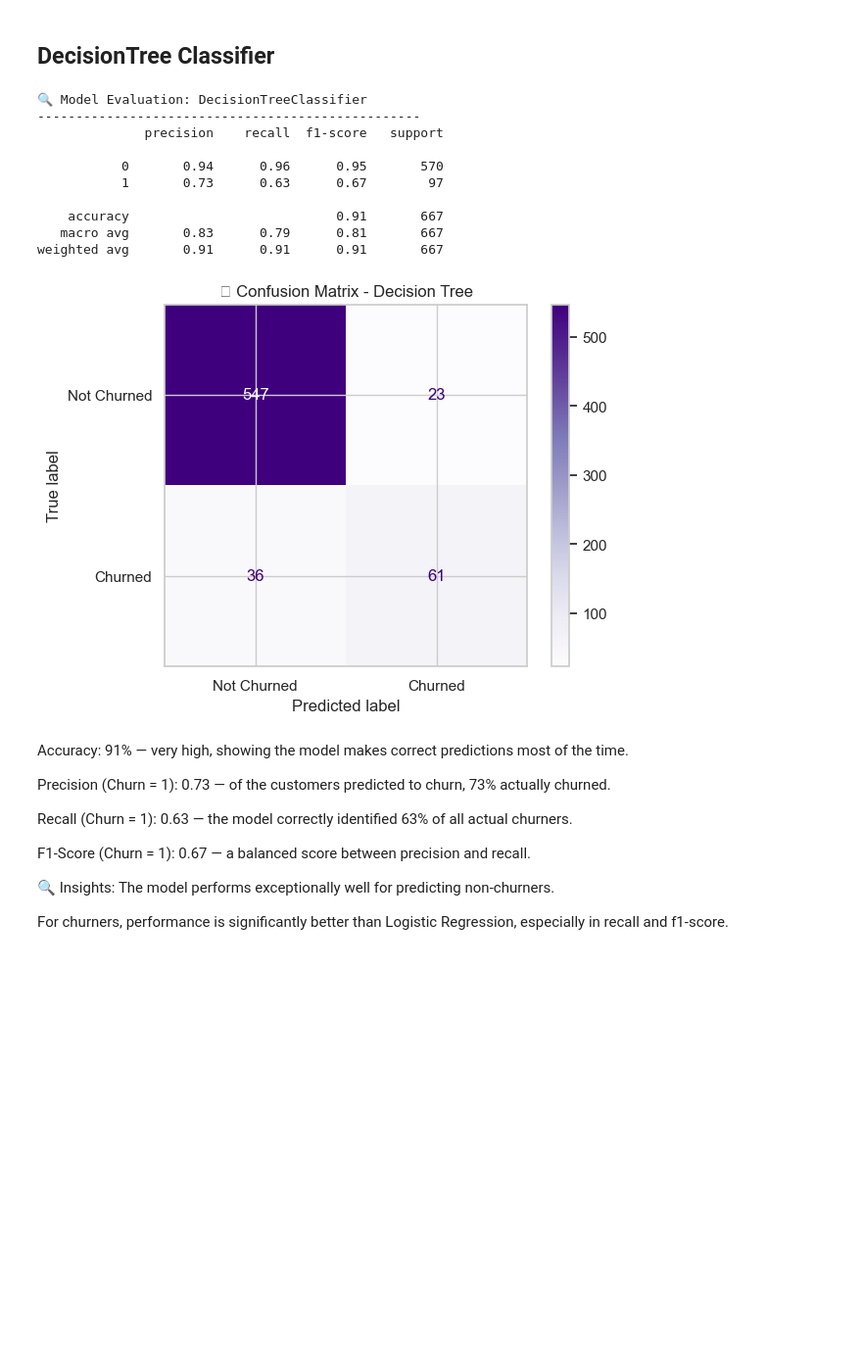
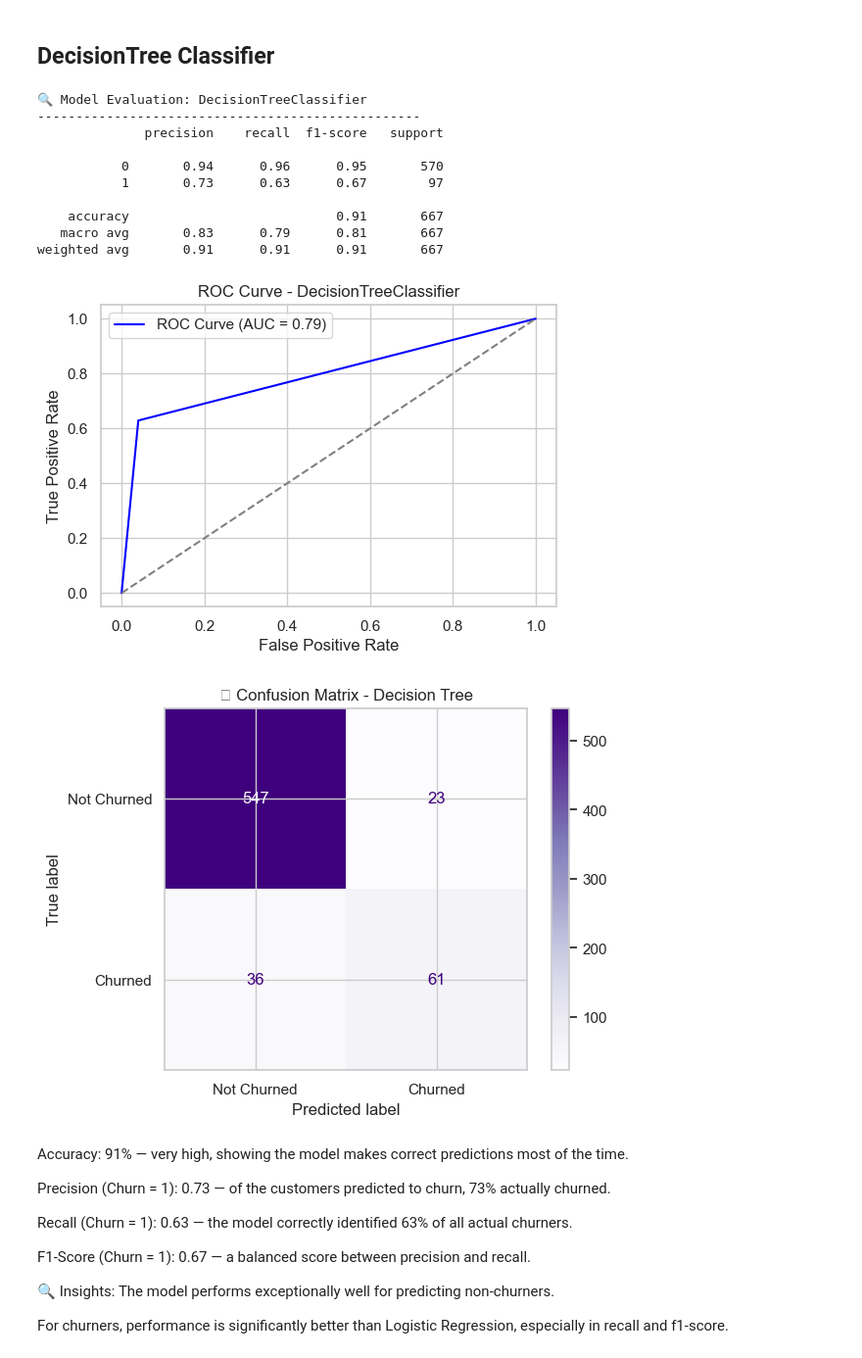
Before and after one commit to RachelinTheLoop/predicting-customer-churn, a Jupyter notebook: customer_churn_analysis.ipynb, the cells around one changed output. Shown at 98% size. Cells and saved outputs as stored; diff of their text form; code cells hidden in the pictures; blank space fills up the shorter version.

```diff
--- a/customer_churn_analysis.ipynb
+++ b/customer_churn_analysis.ipynb
@@ -750,35 +754,38 @@ While it had a moderate F1-score of 0.51 for churners, this is an improvement ov
 from sklearn.tree import DecisionTreeClassifier
 
 # 🌱 Initialize the Decision Tree model
 decision_tree = DecisionTreeClassifier(random_state=42)
 
 # 🎯 Fit the model on the unscaled training data
 decision_tree.fit(X_train, y_train)
 
 # 🧾 Evaluate the model
-dtree_results = evaluate_model(decision_tree, X_test, y_test)
+# 🧾 Evaluate the model with ROC curve
+dtree_results = evaluate_model(decision_tree, X_test, y_test, plot_roc=True)
+
 
 # 🔲 Confusion Matrix
 ConfusionMatrixDisplay.from_estimator(
     decision_tree, X_test, y_test,
     cmap='Purples',
     display_labels=['Not Churned', 'Churned'],
     colorbar=True
 )
 plt.title("📉 Confusion Matrix - Decision Tree")
 plt.show()
 # %% [output]
 🔍 Model Evaluation: DecisionTreeClassifier
 --------------------------------------------------
               precision    recall  f1-score   support
 
            0       0.94      0.96      0.95       570
            1       0.73      0.63      0.67        97
 
     accuracy                           0.91       667
    macro avg       0.83      0.79      0.81       667
 weighted avg       0.91      0.91      0.91       667
-[figure, old version]
+[figure, new version]
+[figure, added]
 # %% [markdown]
 Accuracy: 91% — very high, showing the model makes correct predictions most of the time.
 
```
Also changed, not shown: parts of 7 cells of this notebook.
